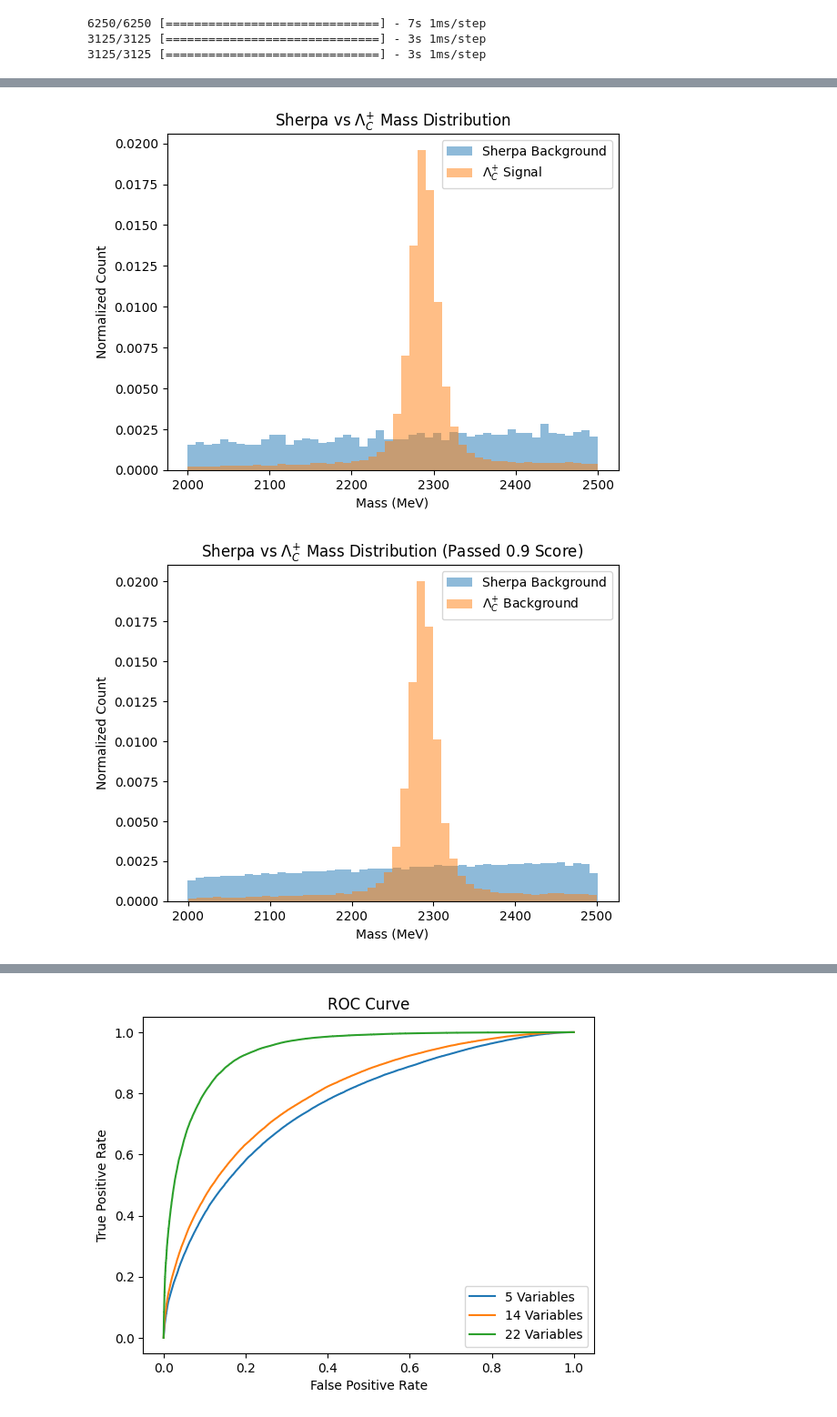
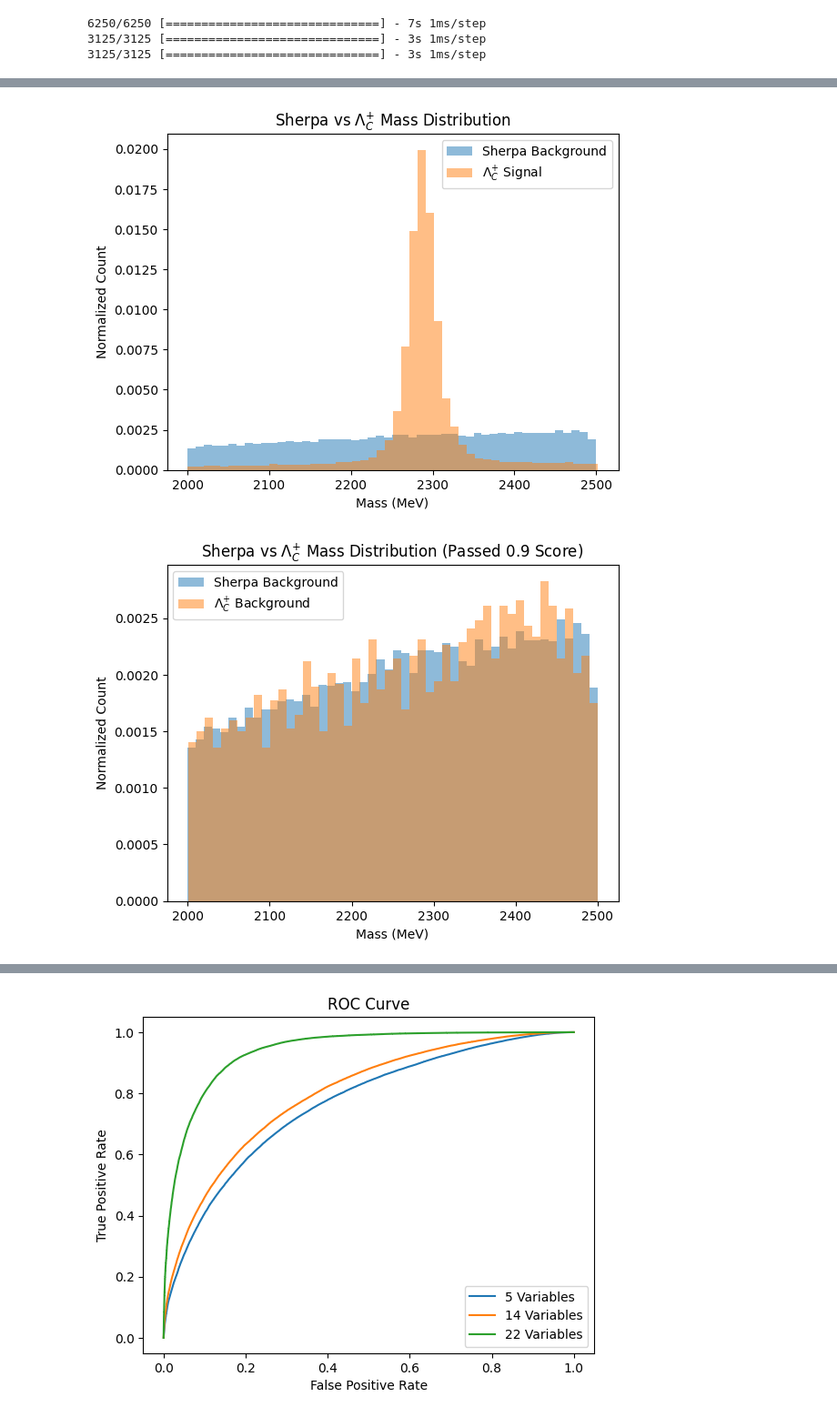
Before and after one commit to GitGup/ATLAS_DNN, a Jupyter notebook: MC_DNN.ipynb, the cells around one changed output, grey strips where cells are left out. Shown at 91% size. Cells and saved outputs as stored; diff of their text form; code cells hidden in the pictures.

Commit message:
mass distribution plots possibly fixed

```diff
--- a/MC_DNN.ipynb
+++ b/MC_DNN.ipynb
@@ -458,7 +468,7 @@ ppi_list = []
 # p_LorentzVectors = []
 # k_LorentzVectors = []
 # pi_LorentzVectors = []
-# for i in LorentzVectors1:
+# for i in LorentzVectors:
 #     if round(i.M(), 3) == p_mass:
 #         p_LorentzVectors.append(i)
 #     elif round(i.M(), 6) == k_mass:
@@ -470,7 +480,7 @@ ppi_list = []
 # p_LorentzVectors = []
 # k_LorentzVectors = []
 # pi_LorentzVectors = []
-# for sublist in reshaped_list2:
+# for sublist in reshaped_list:
 #     for i in range(len(sublist)):
 #         if round(sublist[i].M(), 4) == 0.1396 and i == 0:
 #             p_LorentzVectors.append(sublist[0])
@@ -483,7 +493,7 @@ ppi_list = []
 p_LorentzVectors = []
 k_LorentzVectors = []
 pi_LorentzVectors = []
-for sublist in reshaped_list2:
+for sublist in reshaped_list:
     for i in range(len(sublist)):
         if round(sublist[i].M(), 4) == 0.1396 and i == 0:
             p_LorentzVectors.append(sublist[0])
@@ -933,9 +927,3 @@ for i in range(len(predictions_background2)):
 # %%
-# passed_Background_df = X_train1.iloc[passed_background_indicies]
-# passed_Background_df
-
-# passed_Signal_df = X_train2.iloc[passed_signal_indicies]
-# passed_Signal_df
-
-passed_Background_both = X_train1.iloc[passed_background_indicies]
-passed_Signal_both = X_train2.iloc[passed_signal_indicies]
+passed_both = X_train.iloc[passed_indicies]
+passed_both
@@ -944,0 +944,4 @@ passed_Signal_both1 = X_train2.iloc[passed_signal_indicies]
+# %%
+passed1 = X_train1.iloc[passed_indicies1]
+passed2 = X_train2.iloc[passed_indicies2]
+passed2
@@ -944,0 +962,12 @@ passed_Signal_both1 = X_train2.iloc[passed_signal_indicies]
+# %%
+# separate the rows based on the new column
+passed_background = passed_both[passed_both['particle_type'] == 'only_411']
+passed_signal = passed_both[passed_both['particle_type'] == 'only_4122']
+
+passed_background1 = passed1[passed1['particle_type'] == 'only_411']
+passed_signal1 = passed1[passed1['particle_type'] == 'only_4122']
+
+passed_background2 = passed2[passed2['particle_type'] == 'only_411']
+passed_signal2 = passed2[passed2['particle_type'] == 'only_4122']
+# passed_Background_both = X_train.iloc[passed_background_indicies]
+# passed_Signal_both = X_train.iloc[passed_signal_indicies]
@@ -945,6 +976,6 @@ passed_Signal_both1 = X_train2.iloc[passed_signal_indicies]
 # %%
-counts, bins, _ = plt.hist(passed_Background_both["DMesons_m"], bins=50)
-counts2, bins2, _ = plt.hist(passed_Signal_both["DMesons_m"], bins=50)
+counts, bins, _ = plt.hist(passed_background["DMesons_m"], bins=50)
+counts2, bins2, _ = plt.hist(passed_signal["DMesons_m"], bins=50)
 # Normalize the histogram using the formula
 density = counts / (sum(counts) * np.diff(bins))
 density2 = counts2 / (sum(counts2) * np.diff(bins2))
@@ -959,23 +990,23 @@ plt.xlabel("Mass (MeV)")
 plt.legend()
 plt.show()
 # %% [output]
-[figure, old version]
+[figure, new version]
 # %%
-counts, bins, _ = plt.hist(passed_Background_both1["DMesons_m"], bins=50)
-counts2, bins2, _ = plt.hist(passed_Background_both2["DMesons_m"], bins=50)
+counts, bins, _ = plt.hist(passed_background["DMesons_m"], bins=50)
+counts2, bins2, _ = plt.hist(passed_background1["DMesons_m"], bins=50)
 # Normalize the histogram using the formula
 density = counts / (sum(counts) * np.diff(bins))
 density2 = counts2 / (sum(counts2) * np.diff(bins2))
 
 # Plot the normalized histogram
 plt.clf()
 plt.bar(bins[:-1], density, width=np.diff(bins), align='edge', alpha=0.5, label = "Sherpa Background")
 plt.bar(bins2[:-1], density2, width=np.diff(bins2), align='edge', alpha=0.5, label = "$\Lambda_C^{+}$ Background")
 plt.title("Sherpa vs $\Lambda_C^{+}$ Mass Distribution (Passed 0.9 Score)")
 plt.ylabel("Normalized Count")
 plt.xlabel("Mass (MeV)")
 plt.legend()
 plt.show()
 # %% [output]
-[figure, old version]
+[figure, new version]
 # %%
```
Also changed, not shown: parts of 47 cells of this notebook.
